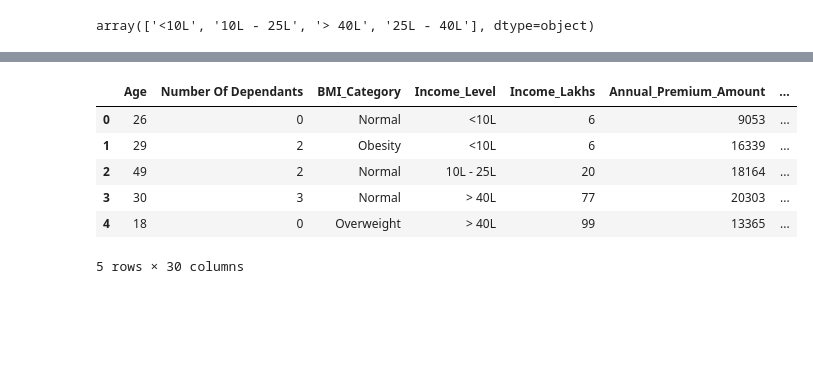
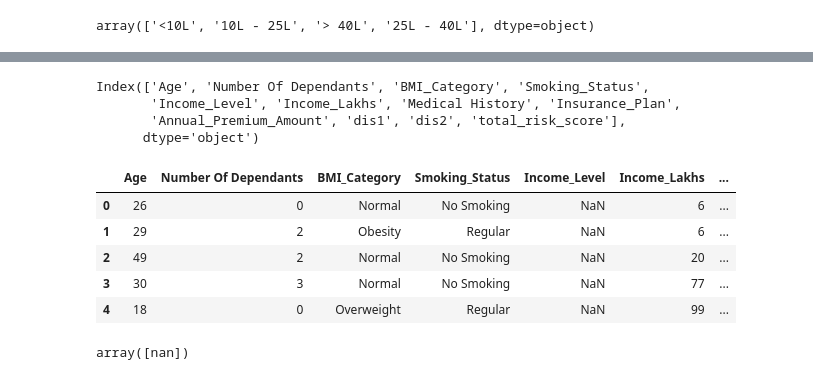
Before and after one commit to Ferozshah-DS/premium_prediction-regression-project, a Jupyter notebook: premium_prediction.ipynb, the cells around one changed output, grey strips where cells are left out. Cells and saved outputs as stored; diff of their text form; code cells hidden in the pictures; blank space fills up the shorter version.

```diff
--- a/premium_prediction.ipynb
+++ b/premium_prediction.ipynb
@@ -336,0 +346,10 @@ df2 = pd.get_dummies(df2, columns=[
+# %%
+df2 = df2.drop([
+    'Gender_Male',
+    'Region_Northwest',
+    'Region_Southeast',
+    'Region_Southwest',
+    'Marital_status_Unmarried',
+    'Employment_Status_Salaried',
+    'Employment_Status_Self-Employed'
+], axis=1)
@@ -358,7 +386,7 @@ df2.Income_Level.unique()
 # %% [output]
 array(['<10L', '10L - 25L', '> 40L', '25L - 40L'], dtype=object)
 # %%
-df["Income_Level"] = df["Income_Level"].map({
+df2["Income_Level"] = df2["Income_Level"].map({
     "<10L": 0,
     "10L - 25L": 1,
     "25L - 40L": 2,
@@ -377,2 +394,0 @@ nominal_cols = [
-# %%
-df2 = df2.drop("Insurance_Plan_Encoded",axis=1)
@@ -381,2 +394,0 @@ KeyError: "['Insurance_Plan_Encoded'] not found in axis"
-# %%
-df2 = df2.drop("Income_Level_Encoded",axis=1)
@@ -394,0 +404,7 @@ df2.head()
+# %%
+df2.columns
+# %% [output]
+Index(['Age', 'Number Of Dependants', 'BMI_Category', 'Smoking_Status',
+       'Income_Level', 'Income_Lakhs', 'Medical History', 'Insurance_Plan',
+       'Annual_Premium_Amount', 'dis1', 'dis2', 'total_risk_score'],
+      dtype='object')
@@ -395,12 +417,15 @@ df2.head()
 # %%
-df3.head()
+df2.head()
 # %% [output]
-|  | Age | Number Of Dependants | BMI_Category | Income_Level | Income_Lakhs | Annual_Premium_Amount | ... |
-| 0 | 26 | 0 | Normal | <10L | 6 | 9053 | ... |
-| 1 | 29 | 2 | Obesity | <10L | 6 | 16339 | ... |
-| 2 | 49 | 2 | Normal | 10L - 25L | 20 | 18164 | ... |
-| 3 | 30 | 3 | Normal | > 40L | 77 | 20303 | ... |
-| 4 | 18 | 0 | Overweight | > 40L | 99 | 13365 | ... |
+|  | Age | Number Of Dependants | BMI_Category | Smoking_Status | Income_Level | Income_Lakhs | ... |
+| 0 | 26 | 0 | Normal | No Smoking | NaN | 6 | ... |
+| 1 | 29 | 2 | Obesity | Regular | NaN | 6 | ... |
+| 2 | 49 | 2 | Normal | No Smoking | NaN | 20 | ... |
+| 3 | 30 | 3 | Normal | No Smoking | NaN | 77 | ... |
+| 4 | 18 | 0 | Overweight | Regular | NaN | 99 | ... |
-5 rows × 30 columns
+# %%
+df2.Income_Level.unique()
+# %% [output]
+array([nan])
 # %%
 df3.columns
```
Also changed, not shown: parts of 29 cells of this notebook.
